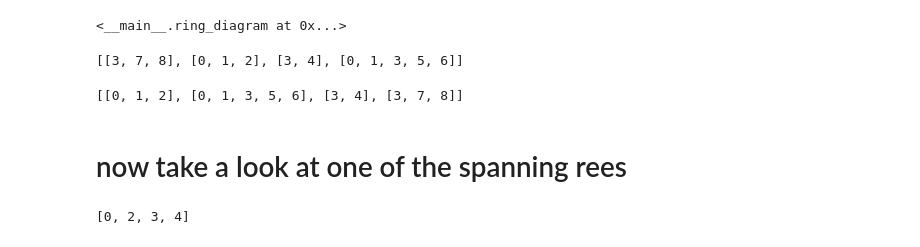
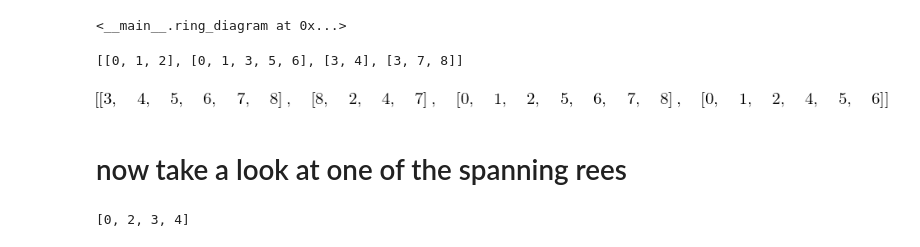
Before and after one commit to sirsh/renormer, a Jupyter notebook: samples/graphs.ipynb, the cells around one changed output. Cells and saved outputs as stored; diff of their text form; code cells hidden in the pictures.

```diff
--- a/samples/graphs.ipynb
+++ b/samples/graphs.ipynb
@@ -697,15 +777,16 @@ def circuits(inc_matrix, spanning_tree=None,sort=True):
         all_circuits.sort(key=lambda x : s(x))
 
     return all_circuits
-# %%
-circuits(INC,sort=False)
-# %% [output]
-[[3, 7, 8], [0, 1, 2], [3, 4], [0, 1, 3, 5, 6]]
 # %%
 all_circuits=  circuits(INC,sort=True)
 all_circuits
 # %% [output]
 [[0, 1, 2], [0, 1, 3, 5, 6], [3, 4], [3, 7, 8]]
+# %%
+cir_cuts = [INC.edge_complement(c) for c in all_circuits]
+cir_cuts
+# %% [output]
+[figure, added]
 # %% [markdown]
 # now take a look at one of the spanning rees
 # %%
```
Also changed, not shown: parts of 45 cells of this notebook, 1 other file.
